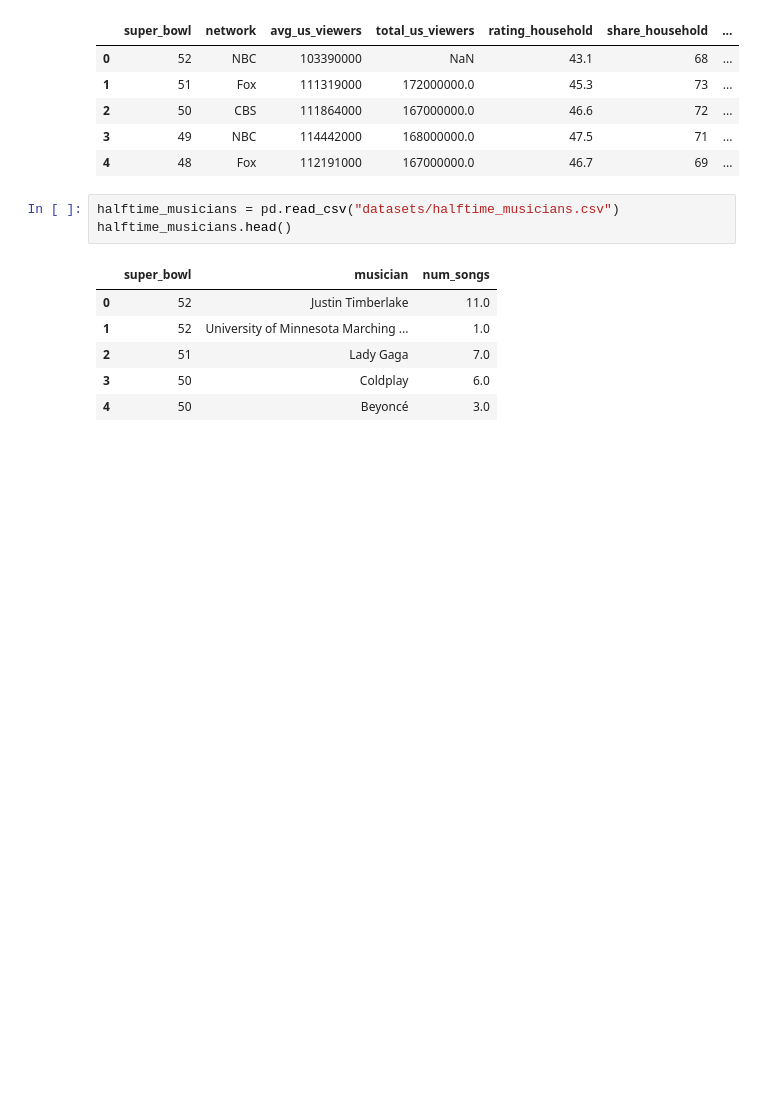
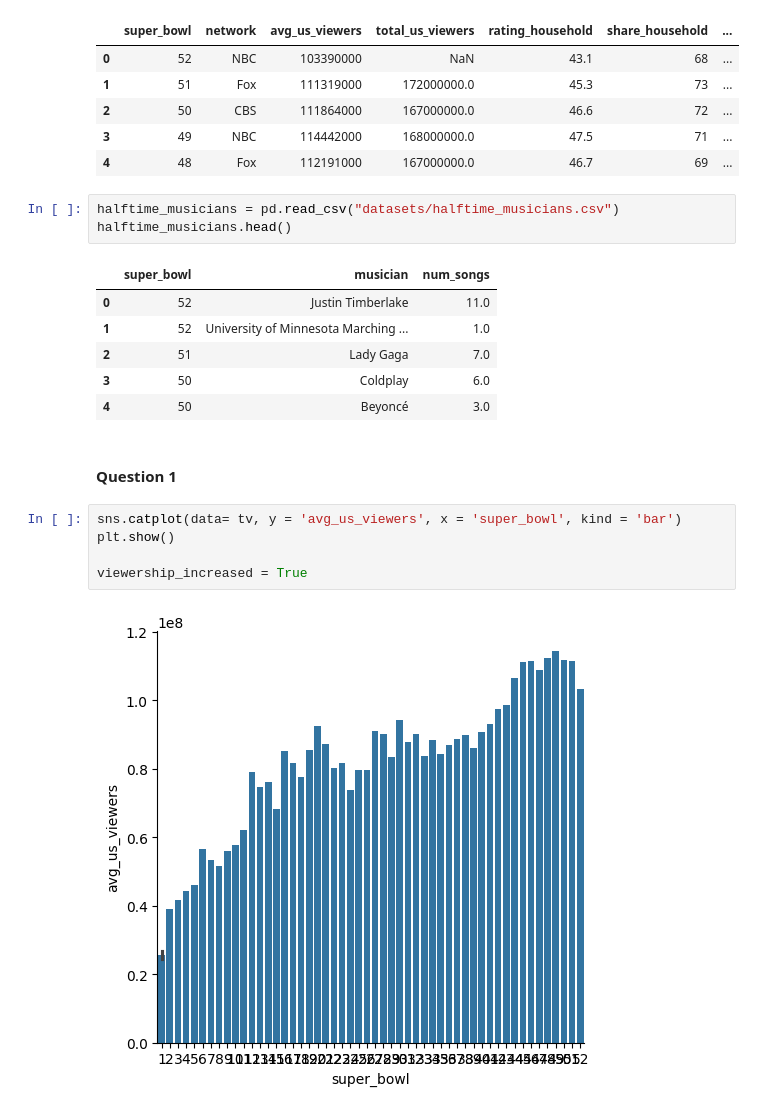
Before and after one commit to Yinkathenoob/DAP, a Jupyter notebook: Extracting TV Data Insights/Extracting TV Data Insights.ipynb, the cells around one changed output. Cells and saved outputs as stored; diff of their text form; blank space fills up the shorter version.

```diff
--- a/Extracting TV Data Insights/Extracting TV Data Insights.ipynb
+++ b/Extracting TV Data Insights/Extracting TV Data Insights.ipynb
@@ -61,3 +68,12 @@ halftime_musicians.head()
 | 2 | 51 | Lady Gaga | 7.0 |
 | 3 | 50 | Coldplay | 6.0 |
 | 4 | 50 | Beyoncé | 3.0 |
+# %% [markdown]
+#### Question 1
+# %%
+sns.catplot(data= tv, y = 'avg_us_viewers', x = 'super_bowl', kind = 'bar')
+plt.show()
+
+viewership_increased = True
+# %% [output]
+[figure, added]
```
Also changed, not shown: parts of 7 cells of this notebook, 4 other files.
